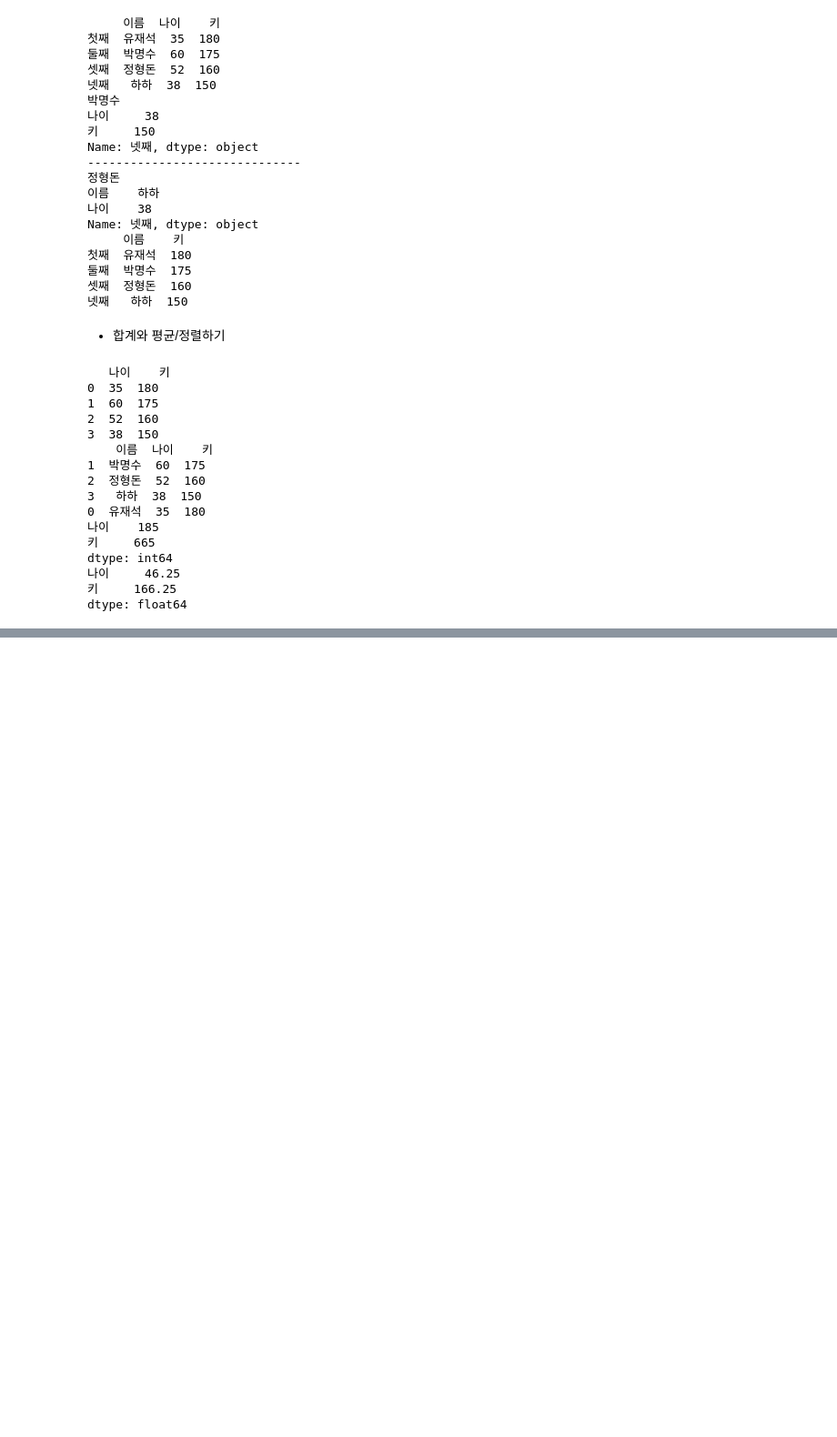
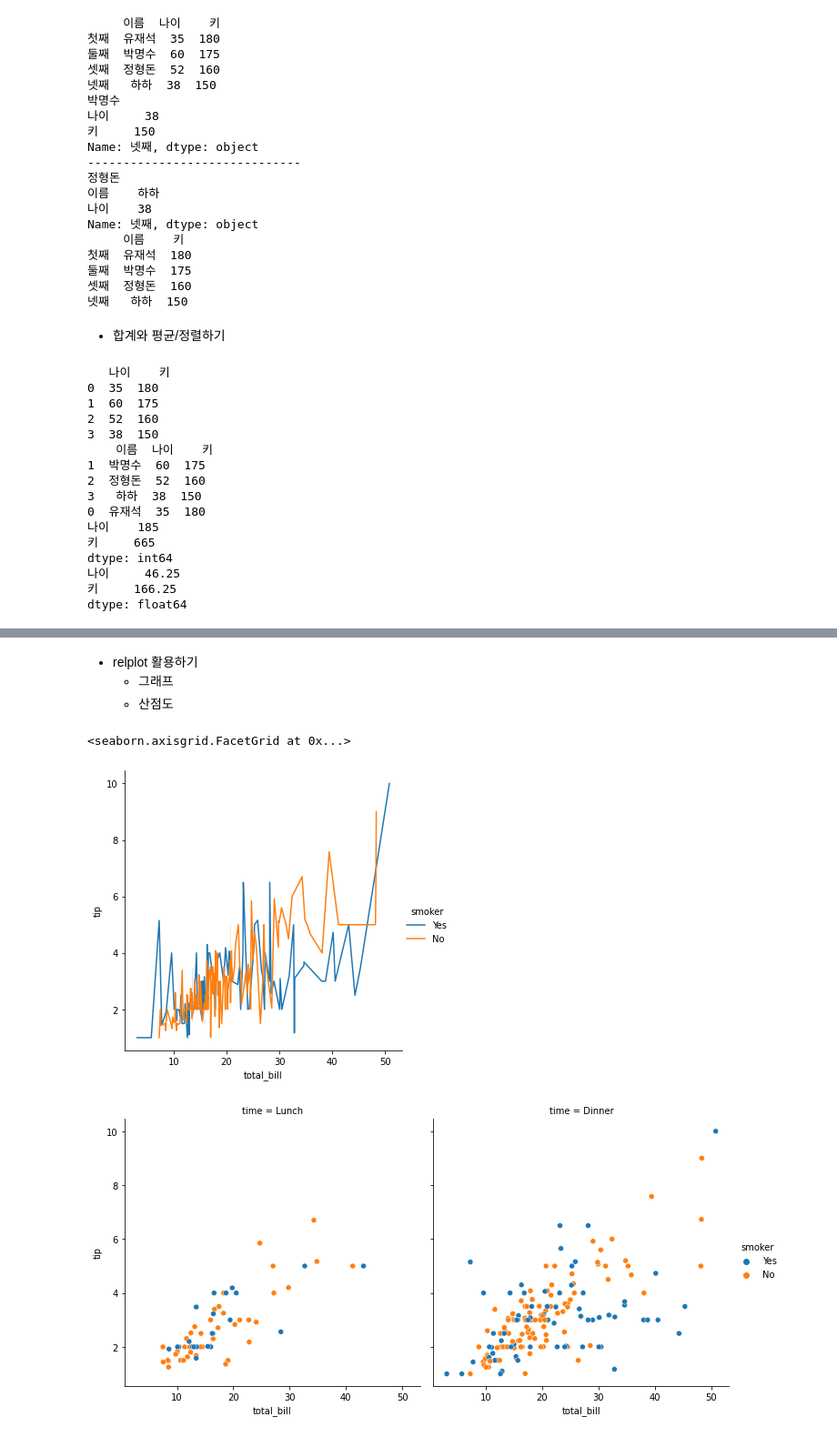
Before and after one commit to Nzukei/Learning_Python, a Jupyter notebook: 머신러닝 빅데이터 분석/1강 머신러닝 맛보기.ipynb, the cells around one changed output, grey strips where cells are left out. Shown at 91% size. Drawn from its saved outputs; the diff is of its cells as text; code cells hidden in the pictures; blank space fills up the shorter version.

```diff
--- a/머신러닝 빅데이터 분석/1강 머신러닝 맛보기.ipynb
+++ b/머신러닝 빅데이터 분석/1강 머신러닝 맛보기.ipynb
@@ -268,0 +293,20 @@ dtype: float64
+# %% [markdown]
+* relplot 활용하기
+  * 그래프
+  * 산점도
+# %%
+tips = sns.load_dataset("tips") # 식당에서 팁을 얼마나 받았는지를 tips 객체로 만듦
+sns.relplot(x="total_bill",     # x는 먹은 값
+            y="tip",            # tip은 얼마로 줬나
+            hue="smoker",       # 범례 표시
+            data=tips,          # data는 tips
+            kind="line")        # 종류는 라인(line)그래프
+sns.relplot(x="total_bill",
+            y="tip",
+            hue="smoker",
+            col="time",         # time 기반으로 컬럼 생성
+            data=tips)
+# %% [output]
+<seaborn.axisgrid.FacetGrid at 0x...>
+[figure, added]
+[figure, added]
```
Also changed, not shown: parts of 17 cells of this notebook.
